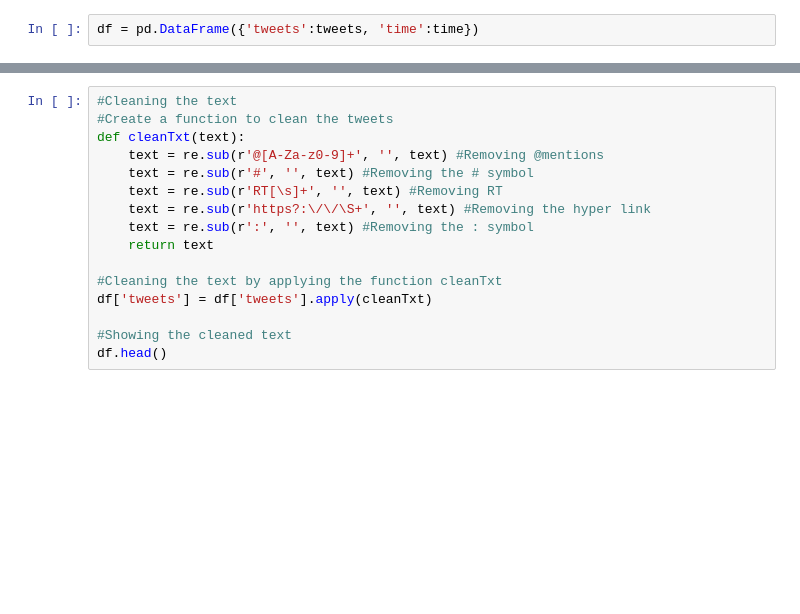
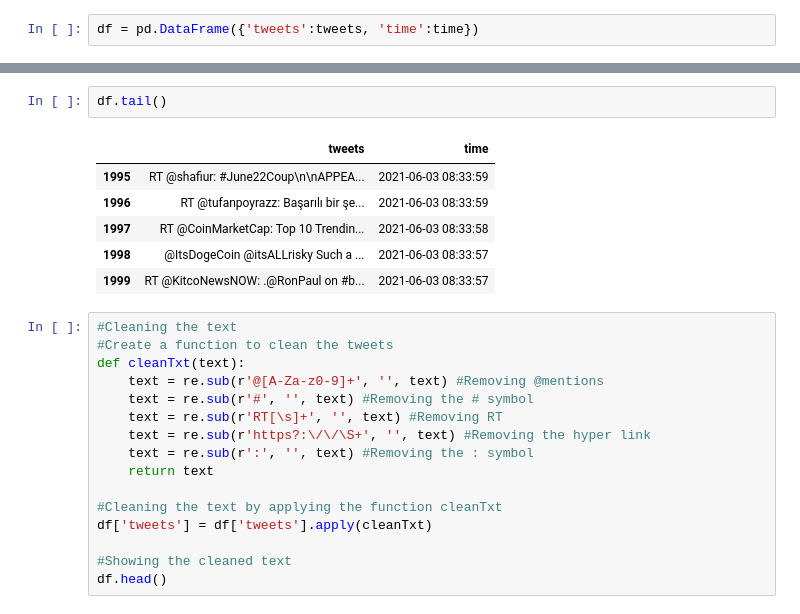
Before and after one commit to pankaj510/project2, a Jupyter notebook: Twitter_Scrapper.ipynb, the cells around one changed output, grey strips where cells are left out. Drawn from its saved outputs; the diff is of its cells as text; blank space fills up the shorter version.

```diff
--- a/Twitter_Scrapper.ipynb
+++ b/Twitter_Scrapper.ipynb
@@ -66,3 +88,12 @@ df.head()
+# %%
+df.tail()
+# %% [output]
+|  | tweets | time |
+| 1995 | RT @shafiur: #June22Coup\n\nAPPEA... | 2021-06-03 08:33:59 |
+| 1996 | RT @tufanpoyrazz: Başarılı bir şe... | 2021-06-03 08:33:59 |
+| 1997 | RT @CoinMarketCap: Top 10 Trendin... | 2021-06-03 08:33:58 |
+| 1998 | @ItsDogeCoin @itsALLrisky Such a ... | 2021-06-03 08:33:57 |
+| 1999 | RT @KitcoNewsNOW: .@RonPaul on #b... | 2021-06-03 08:33:57 |
 # %%
 #Cleaning the text
 #Create a function to clean the tweets
```
Also changed, not shown: parts of 4 cells of this notebook, 1 other file.
